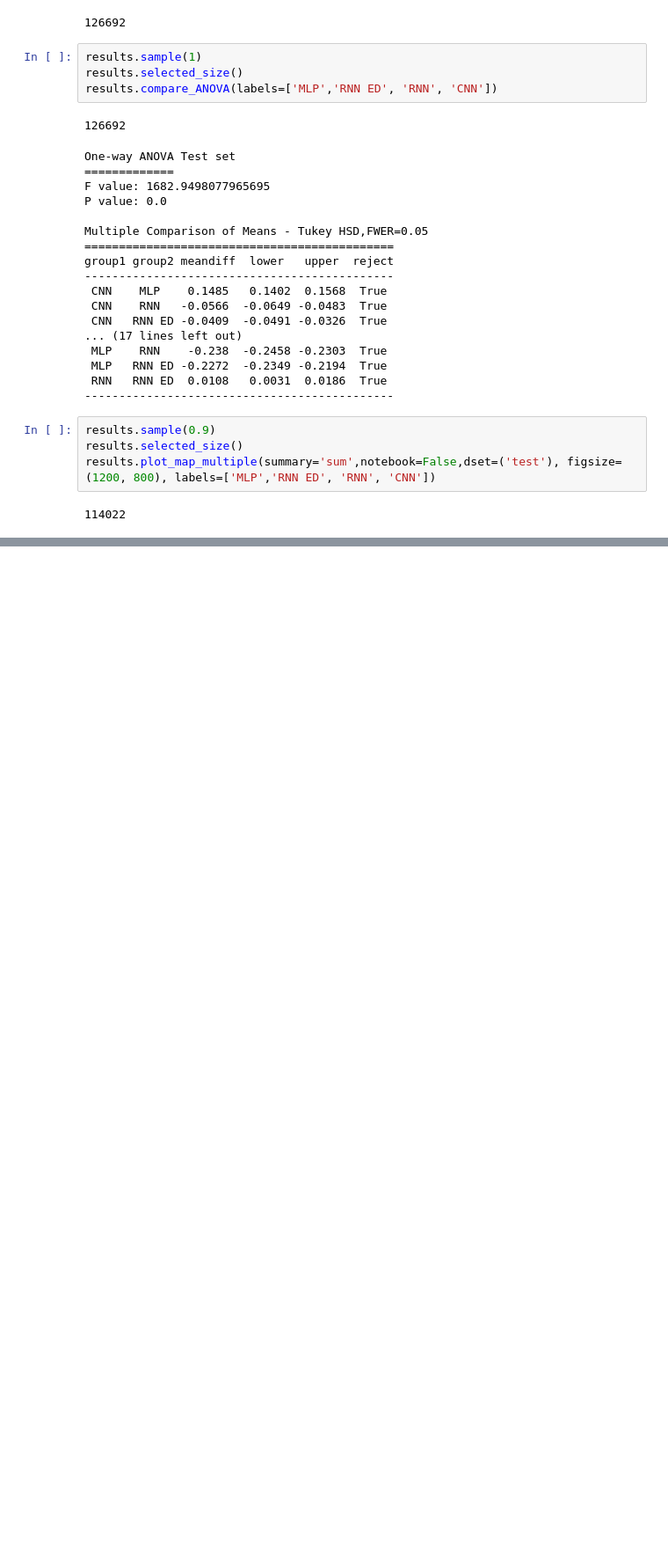
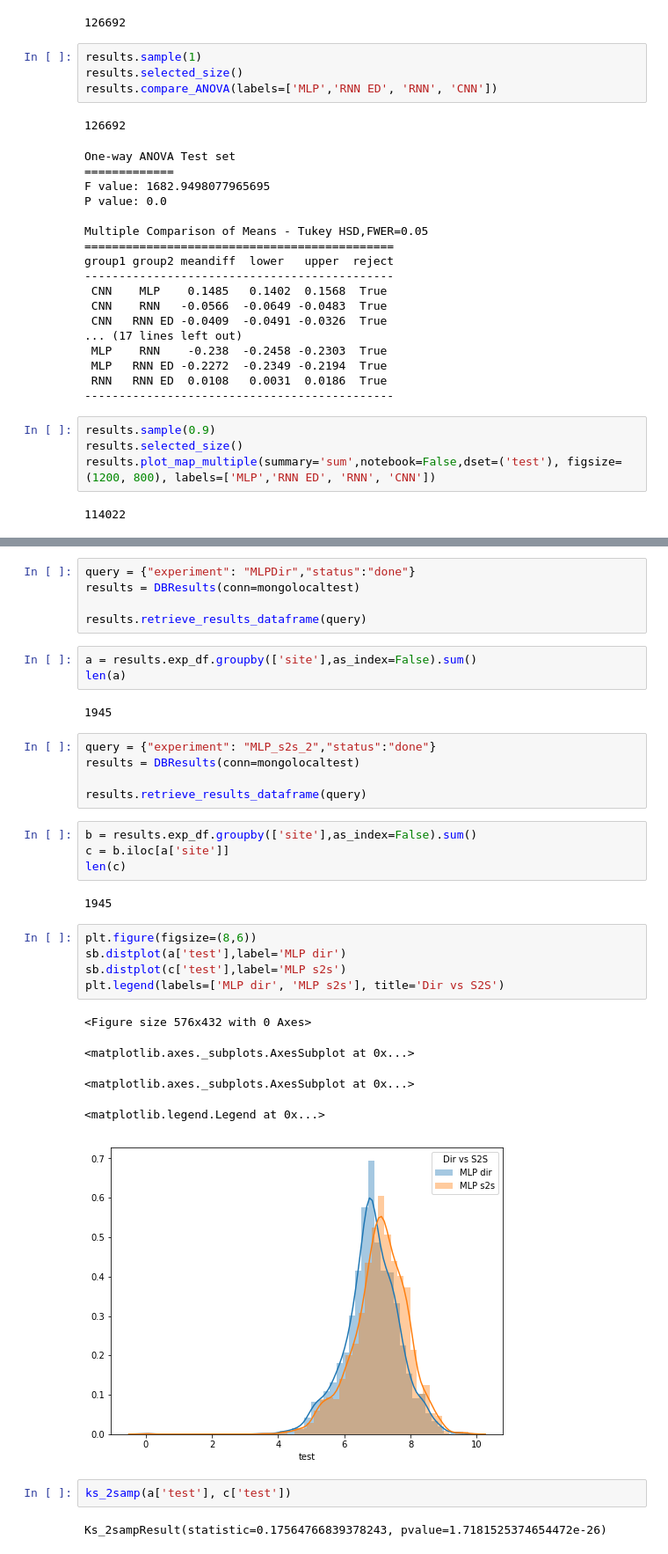
Before and after one commit to bejar/Wind, a Jupyter notebook: Notebooks/0EnergiesStatisticsFullExpCompare.ipynb, the cells around one changed output, grey strips where cells are left out. Shown at 88% size. Cells and saved outputs as stored; diff of their text form; blank space fills up the shorter version.

```diff
--- a/Notebooks/0EnergiesStatisticsFullExpCompare.ipynb
+++ b/Notebooks/0EnergiesStatisticsFullExpCompare.ipynb
@@ -399,0 +407,36 @@ results.plot_map_multiple(summary='sum',notebook=False,dset=('test'), figsize=(1
+# %%
+query = {"experiment": "MLPDir","status":"done"}
+results = DBResults(conn=mongolocaltest)
+
+results.retrieve_results_dataframe(query)
+# %%
+a = results.exp_df.groupby(['site'],as_index=False).sum()
+len(a)
+# %% [output]
+1945
+# %%
+query = {"experiment": "MLP_s2s_2","status":"done"}
+results = DBResults(conn=mongolocaltest)
+
+results.retrieve_results_dataframe(query)
+# %%
+b = results.exp_df.groupby(['site'],as_index=False).sum()
+c = b.iloc[a['site']]
+len(c)
+# %% [output]
+1945
+# %%
+plt.figure(figsize=(8,6))
+sb.distplot(a['test'],label='MLP dir')
+sb.distplot(c['test'],label='MLP s2s')
+plt.legend(labels=['MLP dir', 'MLP s2s'], title='Dir vs S2S')
+# %% [output]
+<Figure size 576x432 with 0 Axes>
+<matplotlib.axes._subplots.AxesSubplot at 0x...>
+<matplotlib.axes._subplots.AxesSubplot at 0x...>
+<matplotlib.legend.Legend at 0x...>
+[figure, added]
+# %%
+ks_2samp(a['test'], c['test'])
+# %% [output]
+Ks_2sampResult(statistic=0.17564766839378243, pvalue=1.7181525374654472e-26)
```
Also changed, not shown: parts of 10 cells of this notebook, 7 other files.
